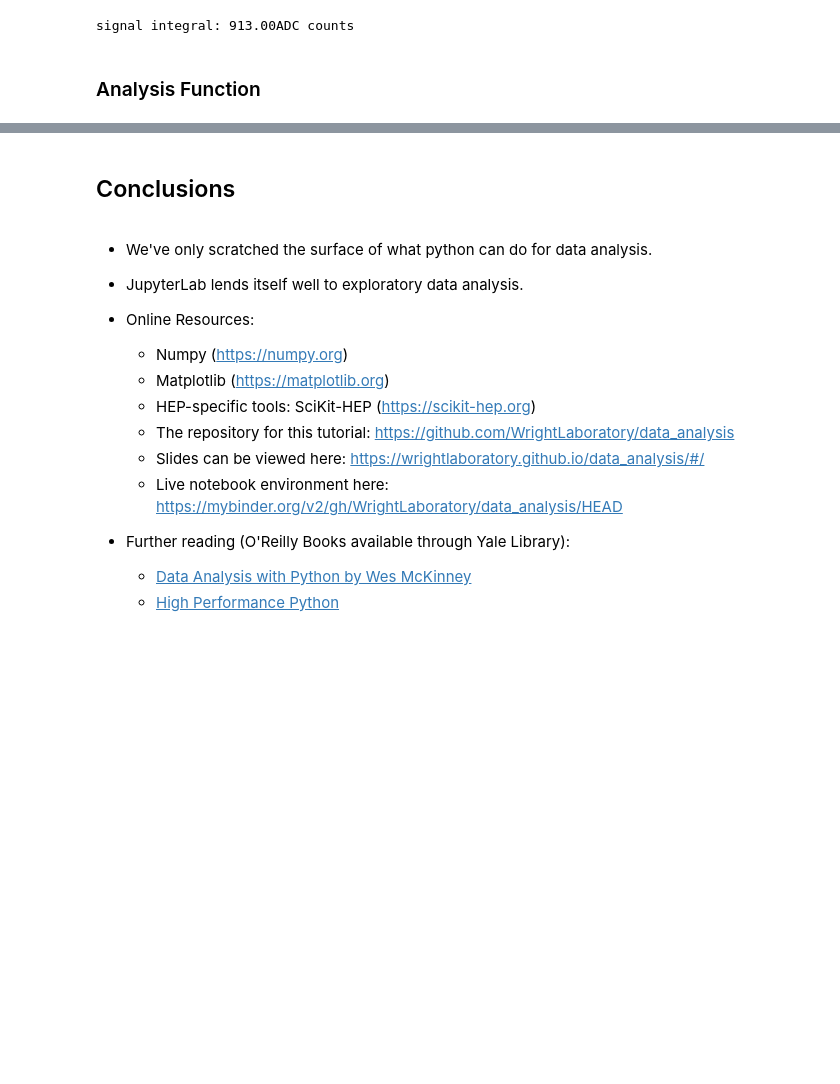
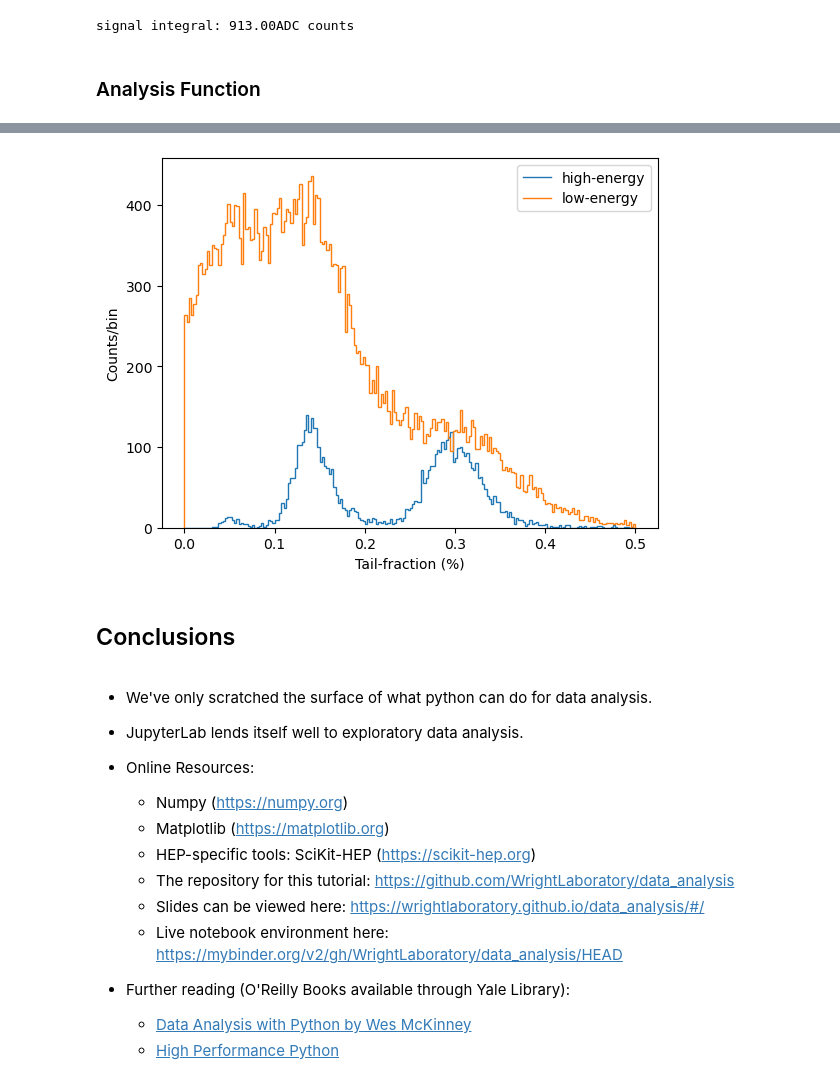
Before and after one commit to WrightLaboratory/data_analysis, a Jupyter notebook: notebooks/data_analysis.ipynb, the cells around one changed output, grey strips where cells are left out. Drawn from its saved outputs; the diff is of its cells as text; code cells hidden in the pictures; blank space fills up the shorter version.

```diff
--- a/notebooks/data_analysis.ipynb
+++ b/notebooks/data_analysis.ipynb
@@ -467,21 +462,17 @@ signal integral: 913.00ADC counts
 # %% [markdown]
 ### Analysis Function
 # %%
-def data_reader(file_name, num_ev=10000):
-    header_size = 4
-    window_size = 300
+def data_reader(file_path, header_size=4, window_size=300, num_ev=10000):
 
-    with open(file_name, 'r') as d:
+    with file_path.open(mode='r') as d:
         # define data structure
         dtype = [('time_stamp','f4'), ('en','f4'), ('psd', 'f4')]
         data = np.zeros(shape=num_ev, dtype=dtype)
 
         for i in range(num_ev):
-            header = np.fromfile(d, dtype='I', count=header_size)
-
+            header = np.fromfile(d, dtype=np.uint32, count=header_size)
             data['time_stamp'][i] = header[3]
-
-            trace = np.fromfile(d, dtype='<H', count=window_size)
+            trace = np.fromfile(d, dtype=np.uint16, count=window_size)
 
             # Average the first 30 samples to determine what "zero" is
             bl = np.average(trace[0:30])
@@ -501,4 +492,7 @@ def data_reader(file_name, num_ev=10000):
 
     return data
 # %%
-data = data_reader(data_file, num_ev=50000)
+data = data_reader(data_file_path,
+                   header_size=HEADER_SIZE,
+                   window_size=WINDOW_SIZE,
+                   num_ev=50000)
@@ -524,14 +522,15 @@ plt.ylabel('Tail-fraction (%)');
 # %%
 filter = data['en']>15000
 h, bins = np.histogram(data['psd'][filter], bins=200, range=(0,0.5))
 plt.stairs(h, bins, label='high-energy');
 
 filter = data['en']<15000
 h, bins = np.histogram(data['psd'][filter], bins=200, range=(0,0.5))
 plt.stairs(h, bins, label='low-energy');
 
-plt.xlabel('Tail-fraction (%)');
-plt.ylabel('Counts/bin');plt.legend()
+plt.xlabel('Tail-fraction (%)');plt.ylabel('Counts/bin'); plt.legend();
+# %% [output]
+[figure, added]
 # %% [markdown]
 ## Conclusions
 # %% [markdown]
```
Also changed, not shown: parts of 20 cells of this notebook, 2 other files.
